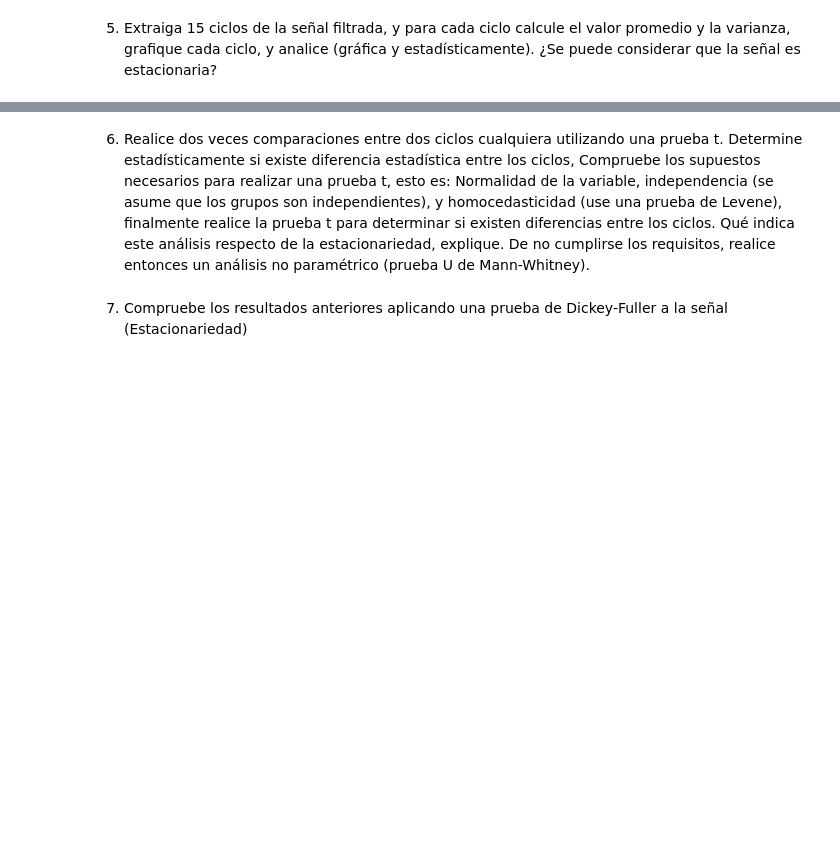
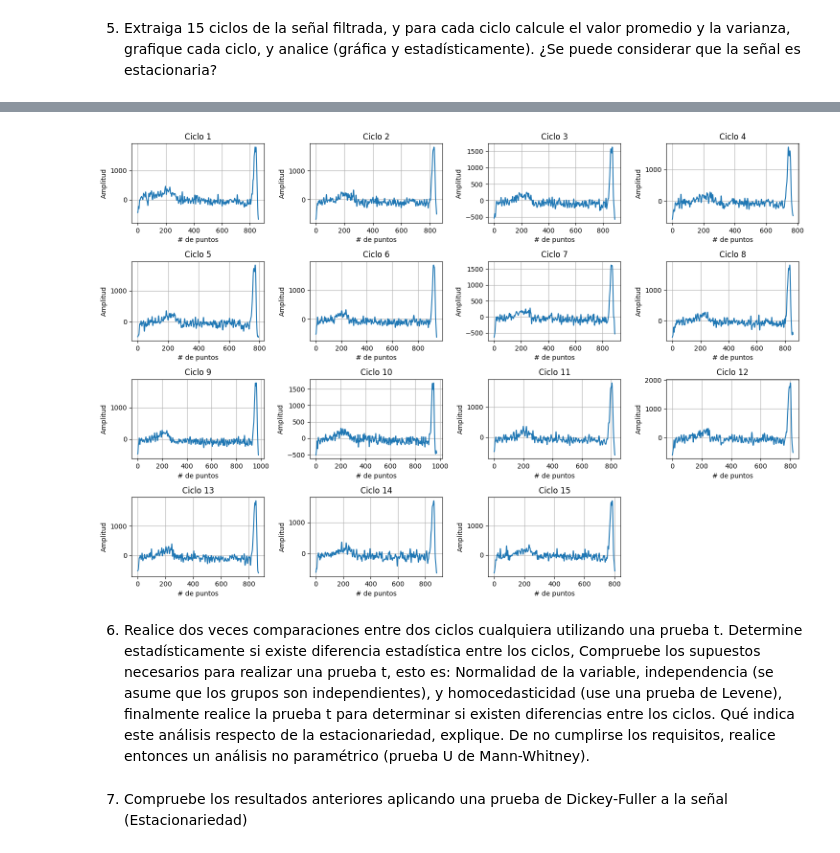
Before and after one commit to NataliaArenasP20/LaboratorioBiosenales, a Jupyter notebook: Practica_3/P3_NataliaArenas_DanielTamayo.ipynb, the cells around one changed output, grey strips where cells are left out. Drawn from its saved outputs; the diff is of its cells as text; code cells hidden in the pictures; blank space fills up the shorter version.

```diff
--- a/Practica_3/P3_NataliaArenas_DanielTamayo.ipynb
+++ b/Practica_3/P3_NataliaArenas_DanielTamayo.ipynb
@@ -259,3 +216,68 @@ RMS:  17.320085211148523
+# %%
+ciclos=np.zeros((15,3))
+
+def gen_ciclos(sig,start,stop): #Recibe la señal, donde inicia y donde se para
+    signal=sig.T
+
+    #Tomaré el inicio del ciclo
+    sta,__=np.where(signal==np.min(signal[start:stop-300]))
+
+    #Tomaré el final del ciclo
+    sto,__=np.where(signal==np.min(signal[start+300:stop]))
+
+    #Genero el ciclo
+    #print("Inicia en "+str(sta)+" y termina en "+str(sto))
+    ciclo=signal[int(sta):int(sto)]
+    return ciclo
+# %%
+# Matriz para almacenar los datos (media, desviación estándar, tamaño de cada ciclo)
+datos = np.zeros((15, 3))
+
+# Crear una figura para los subplots 4x4
+fig, axs = plt.subplots(4, 4, figsize=(15, 10))
+
+# Listas para almacenar los ciclos y los intervalos
+cicles = []
+intervalos = [(0, 1000), (800, 2000), (1700, 3000), (2500, 3600), (3300, 4300), (4100, 5300),
+              (5100, 6300), (6100, 7400), (6500, 8000), (7800, 9100), (8700, 10000),
+              (9700, 11000), (10000, 11500), (11000, 12600), (12200, 13500)]
+
+# Extraer y graficar los primeros 15 ciclos
+for i, (start, stop) in enumerate(intervalos[:15]):
+    ciclo = gen_ciclos(ECG_filtrada, start, stop)
+    cicles.append(ciclo)
+
+    # Posiciones en el subplot
+    row = i // 4
+    col = i % 4
+
+    # Graficar en el subplot correspondiente
+    axs[row, col].plot(ciclo)
+    axs[row, col].grid(True)
+    axs[row, col].set_title(f'Ciclo {i+1}')
+    axs[row, col].set_xlabel("# de puntos")
+    axs[row, col].set_ylabel("Amplitud")
+
+    # Guardar la información de cada ciclo
+    datos[i, 0] = ciclo.mean()
+    datos[i, 1] = ciclo.std()
+    datos[i, 2] = ciclo.size
+
+for j in range(15, 16):
+    row = j // 4
+    col = j % 4
+    axs[row, col].axis('off')  # Ocultar el subplot
+
+plt.tight_layout()
+plt.show()
+
+# Crear un DataFrame con los datos
+#df = pd.DataFrame(datos, columns=["Media", "Desviación estándar", "Tamaño de ciclo"])
+
+# Mostrar la tabla de los datos
+#print(df)
+# %% [output]
+[figure, added]
 # %% [markdown]
 6.  Realice dos veces comparaciones entre dos ciclos cualquiera utilizando una prueba t. Determine
 estadísticamente si existe diferencia estadística entre los ciclos, Compruebe los supuestos necesarios
```
Also changed, not shown: parts of 11 cells of this notebook.
